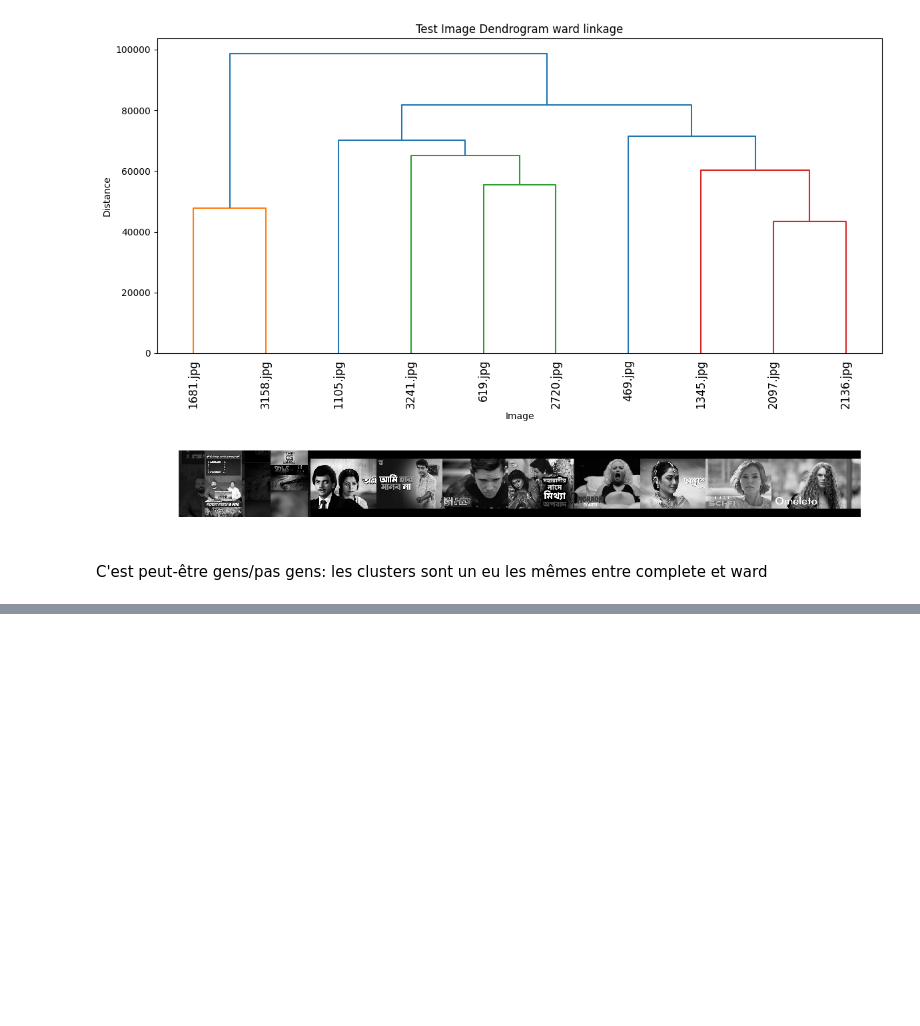
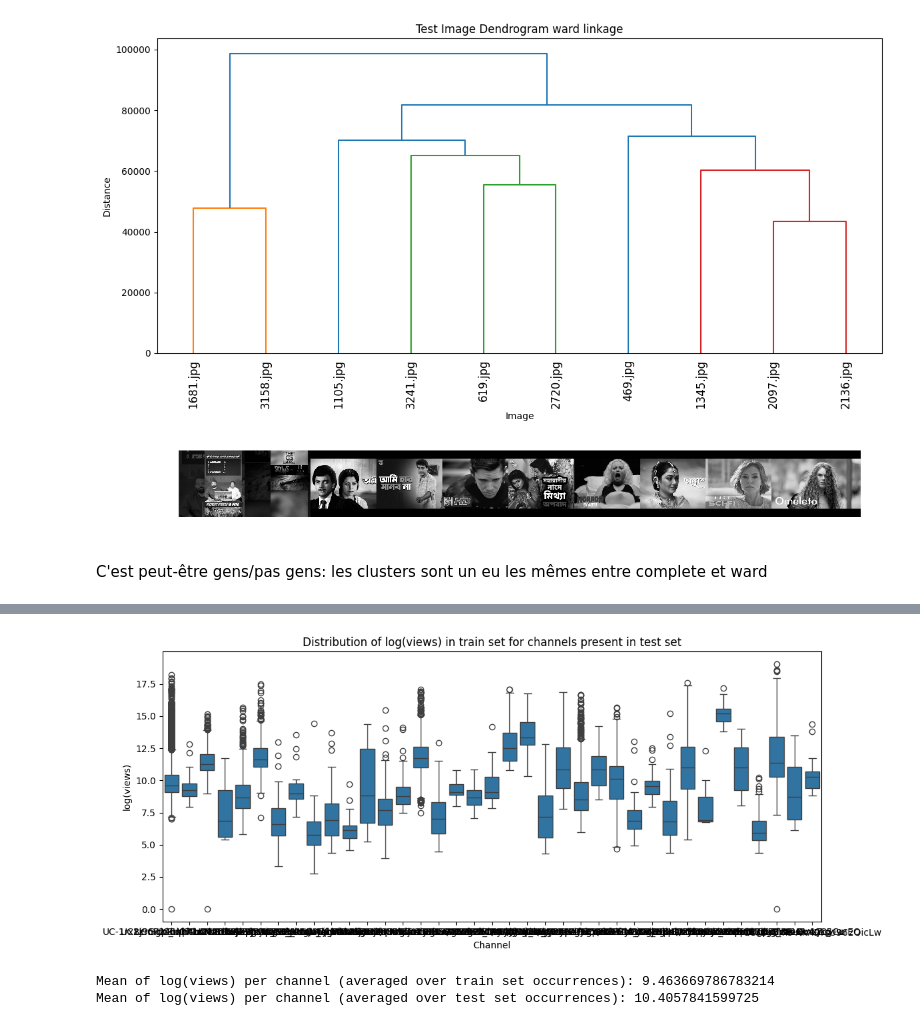
Before and after one commit to lhzuin/challenge_deep_learning, a Jupyter notebook: data/data_augment.ipynb, the cells around one changed output, grey strips where cells are left out. Saved outputs shown, nothing was run; the diff lists cells and outputs as text; code cells hidden in the pictures; blank space fills up the shorter version.

```diff
--- a/data/data_augment.ipynb
+++ b/data/data_augment.ipynb
@@ -365,0 +400,59 @@ clusters = fcluster(linked, t=60000, criterion='distance')
+# %%
+import pandas as pd
+import matplotlib.pyplot as plt
+import seaborn as sns
+import numpy as np
+
+# Load train and test CSVs
+train_df = pd.read_csv("../dataset/train_val.csv")
+test_df = pd.read_csv("../dataset/test_gpt.csv")
+
+# Add log(views) column to train set
+train_df["log_views"] = np.log1p(train_df["views"])
+
+# Get unique channels in test set
+test_channels = test_df["channel"].unique()
+
+# Filter train set to only channels present in test set
+filtered_train = train_df[train_df["channel"].isin(test_channels)]
+
+# Plot distribution of log(views) per channel (for channels in test set, using train set views)
+plt.figure(figsize=(12, 5))
+sns.boxplot(x="channel", y="log_views", data=filtered_train, order=sorted(test_channels))
+plt.title("Distribution of log(views) in train set for channels present in test set")
+plt.ylabel("log(views)")
+plt.xlabel("Channel")
+plt.tight_layout()
+plt.show()
+# %% [output]
+[figure, added]
+# %%
+import pandas as pd
+import numpy as np
+
+# Load train and test CSVs
+train_df = pd.read_csv("../dataset/train_val.csv")
+test_df = pd.read_csv("../dataset/test_gpt.csv")
+
+# Add log(views) column to train set
+train_df["log_views"] = np.log1p(train_df["views"])
+
+# Get unique channels in test set
+test_channels = test_df["channel"].unique()
+
+# Compute mean log(views) per channel in train set
+mean_log_views_per_channel = train_df.groupby("channel")["log_views"].mean()
+
+# For each channel in test, get its mean log(views) from train
+test_channels_mean_log_views = mean_log_views_per_channel[test_df["channel"]].values
+train_channels_mean_log_views = mean_log_views_per_channel[test_channels].values
+# Compute the mean over all test samples (weighted by test occurrences)*
+test_channels_mean_log_views = np.mean(test_channels_mean_log_views)
+train_channels_mean_log_views = np.mean(train_channels_mean_log_views)
+final_mean = np.mean(test_channels_mean_log_views)
+
+print("Mean of log(views) per channel (averaged over train set occurrences):", train_channels_mean_log_views)
+print("Mean of log(views) per channel (averaged over test set occurrences):", final_mean)
+# %% [output]
+Mean of log(views) per channel (averaged over train set occurrences): 9.463669786783214
+Mean of log(views) per channel (averaged over test set occurrences): 10.4057841599725
```
Also changed, not shown: parts of 2 cells of this notebook, 26 other files.
